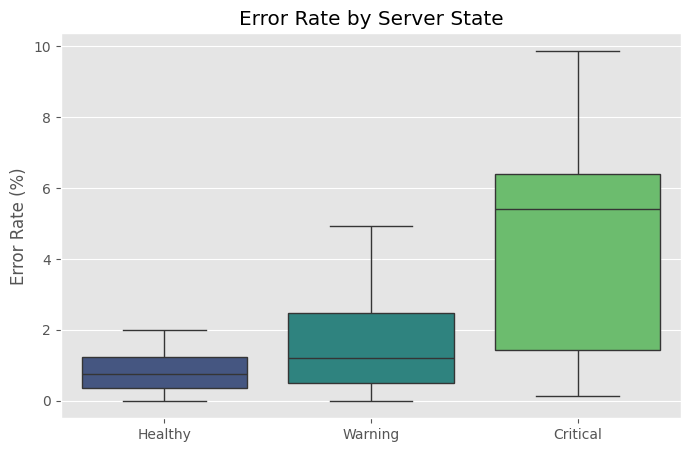
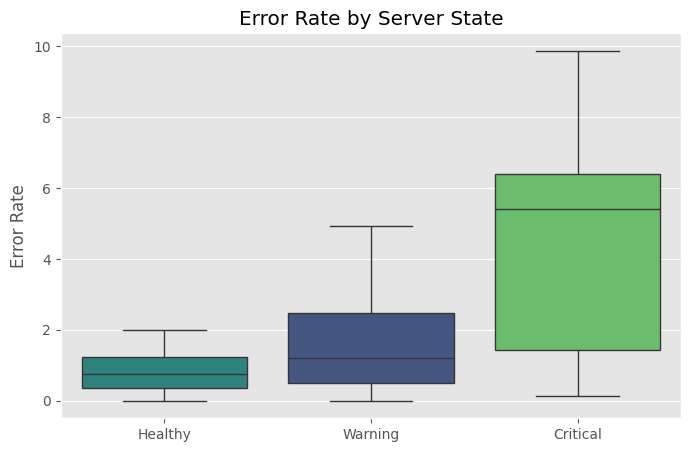
Unified diff of the notebook cell whose output changed from the first chart to the second:
--- before
+++ after
@@ -1,6 +1,6 @@
 plt.figure(figsize=(8, 5))
-sns.boxplot(x='state_label', y='error_rate', data=df, order=['Healthy', 'Warning', 'Critical'], palette='viridis')
+sns.boxplot(x='state_label', y='error_rate', data=df, order=['Healthy', 'Warning', 'Critical'], hue='state_label', palette='viridis', legend=False)
 plt.title('Error Rate by Server State')
-plt.ylabel('Error Rate (%)')
+plt.ylabel('Error Rate')
 plt.xlabel('')
 plt.show()

Commit: docs: add context and expected outcomes across notebooks